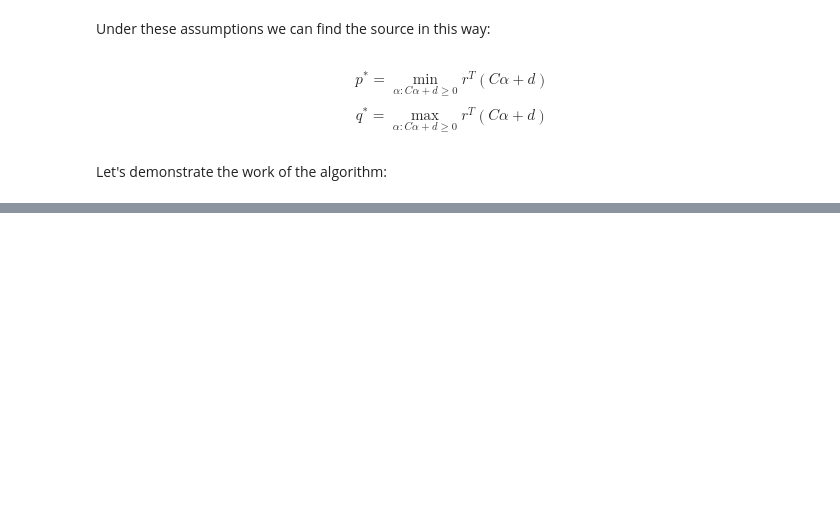
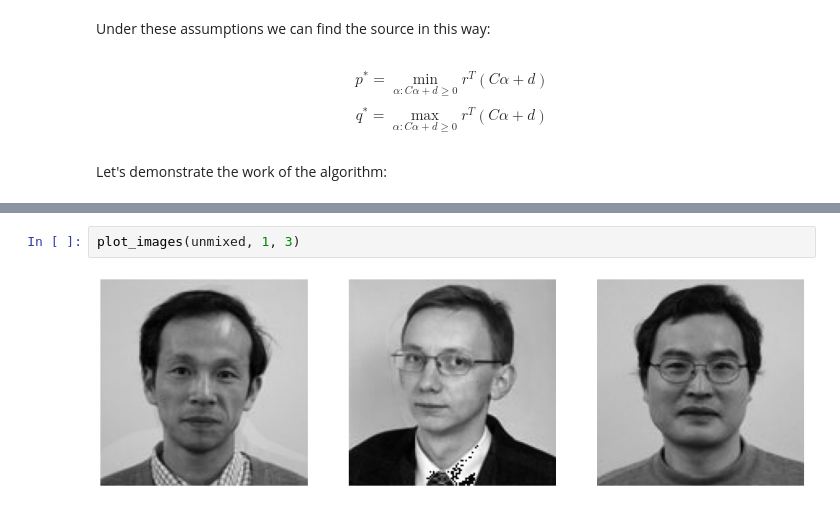
Before and after one commit to kostya2709/Optimization, a Jupyter notebook: source_separation/src/demo.ipynb, the cells around one changed output, grey strips where cells are left out. Saved outputs shown, nothing was run; the diff lists cells and outputs as text; blank space fills up the shorter version.

```diff
--- a/source_separation/src/demo.ipynb
+++ b/source_separation/src/demo.ipynb
@@ -23,0 +52,4 @@ ModuleNotFoundError: No module named 'scipy'
+# %%
+plot_images(unmixed, 1, 3)
+# %% [output]
+[figure, added]
```
Also changed, not shown: parts of 21 cells of this notebook, 21 other files.
